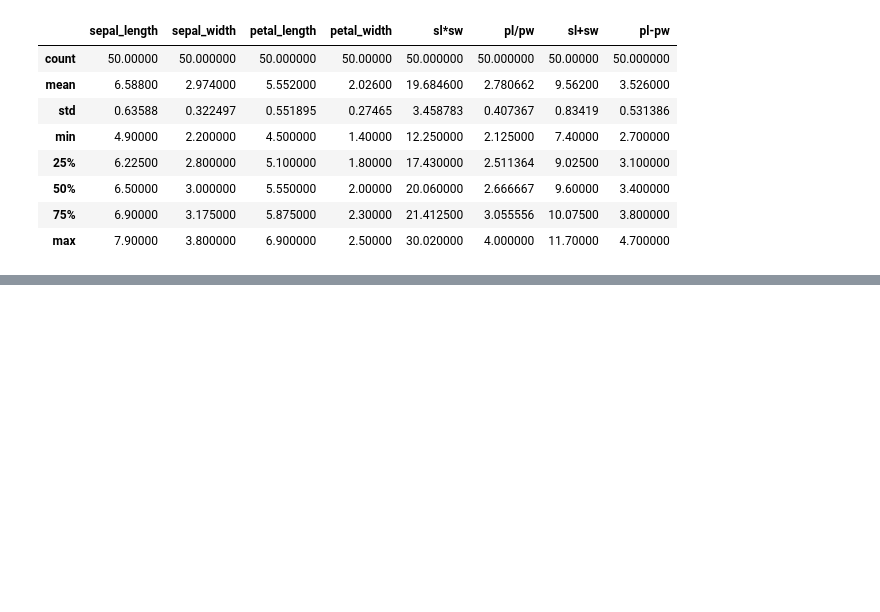
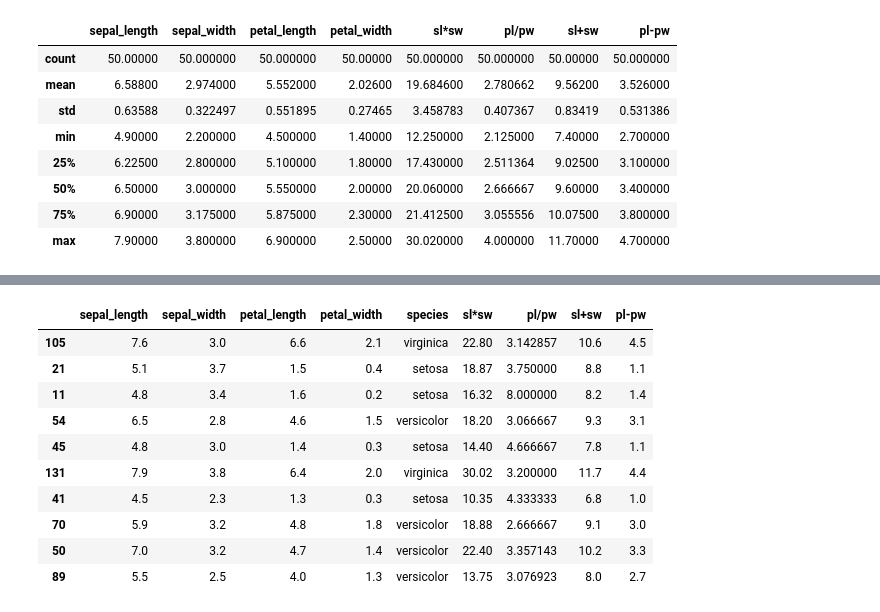
Before and after one commit to mickalleny2k/FUND_DATA, a Jupyter notebook: project.ipynb, the cells around one changed output, grey strips where cells are left out. Saved outputs shown, nothing was run; the diff lists cells and outputs as text; code cells hidden in the pictures; blank space fills up the shorter version.

```diff
--- a/project.ipynb
+++ b/project.ipynb
@@ -218,0 +258,19 @@ virginica.describe()
+# %%
+print("                                         RANDOM SAMPLE OF 10 ROWS : ")
+print(iris.sample(10))
+#https://pandas.pydata.org/docs/reference/api/pandas.DataFrame.sample.html?highlight=sample#pandas.DataFrame.sample
+#I printed a random sample of 10 rows. I called the pandas function sample()
+print()
+iris.sample(10)
+# %% [output]
+|  | sepal_length | sepal_width | petal_length | petal_width | species | sl*sw | pl/pw | sl+sw | pl-pw |
+| 105 | 7.6 | 3.0 | 6.6 | 2.1 | virginica | 22.80 | 3.142857 | 10.6 | 4.5 |
+| 21 | 5.1 | 3.7 | 1.5 | 0.4 | setosa | 18.87 | 3.750000 | 8.8 | 1.1 |
+| 11 | 4.8 | 3.4 | 1.6 | 0.2 | setosa | 16.32 | 8.000000 | 8.2 | 1.4 |
+| 54 | 6.5 | 2.8 | 4.6 | 1.5 | versicolor | 18.20 | 3.066667 | 9.3 | 3.1 |
+| 45 | 4.8 | 3.0 | 1.4 | 0.3 | setosa | 14.40 | 4.666667 | 7.8 | 1.1 |
+| 131 | 7.9 | 3.8 | 6.4 | 2.0 | virginica | 30.02 | 3.200000 | 11.7 | 4.4 |
+| 41 | 4.5 | 2.3 | 1.3 | 0.3 | setosa | 10.35 | 4.333333 | 6.8 | 1.0 |
+| 70 | 5.9 | 3.2 | 4.8 | 1.8 | versicolor | 18.88 | 2.666667 | 9.1 | 3.0 |
+| 50 | 7.0 | 3.2 | 4.7 | 1.4 | versicolor | 22.40 | 3.357143 | 10.2 | 3.3 |
+| 89 | 5.5 | 2.5 | 4.0 | 1.3 | versicolor | 13.75 | 3.076923 | 8.0 | 2.7 |
```
Also changed, not shown: parts of 8 cells of this notebook, 1 other file.
